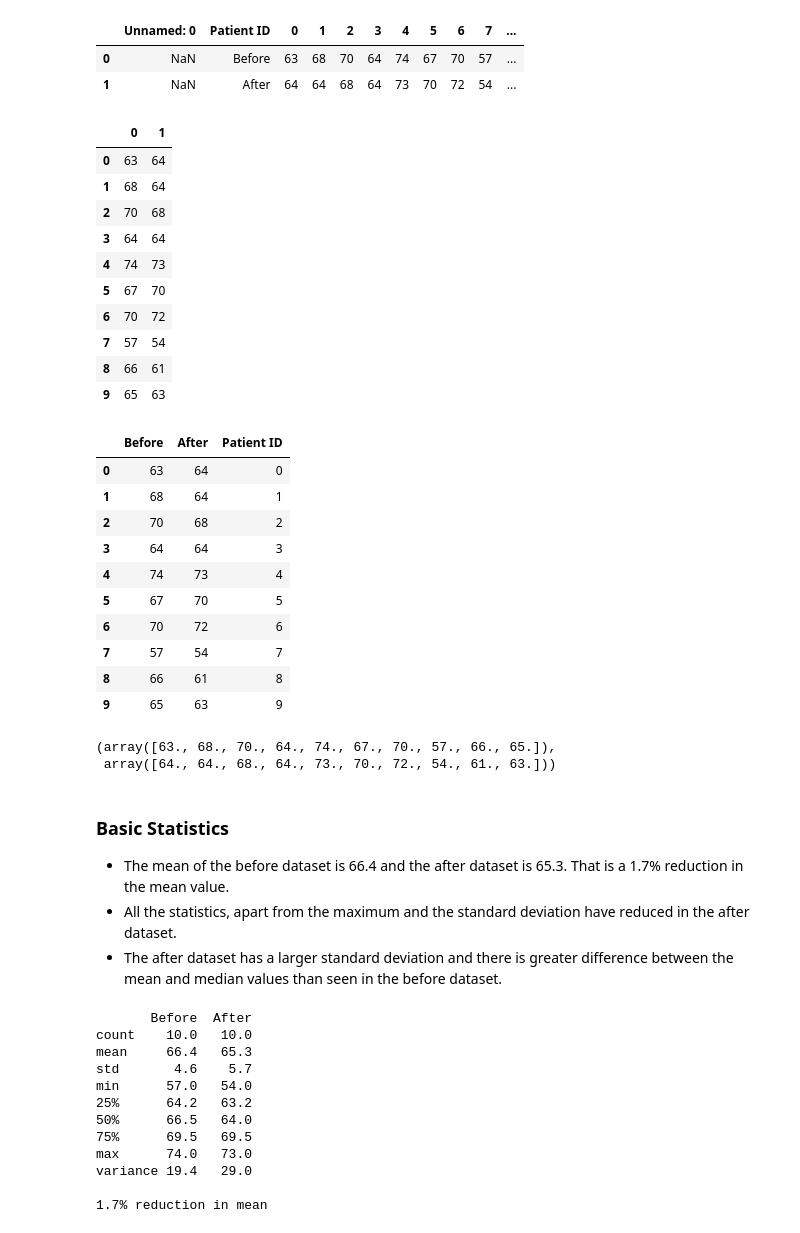
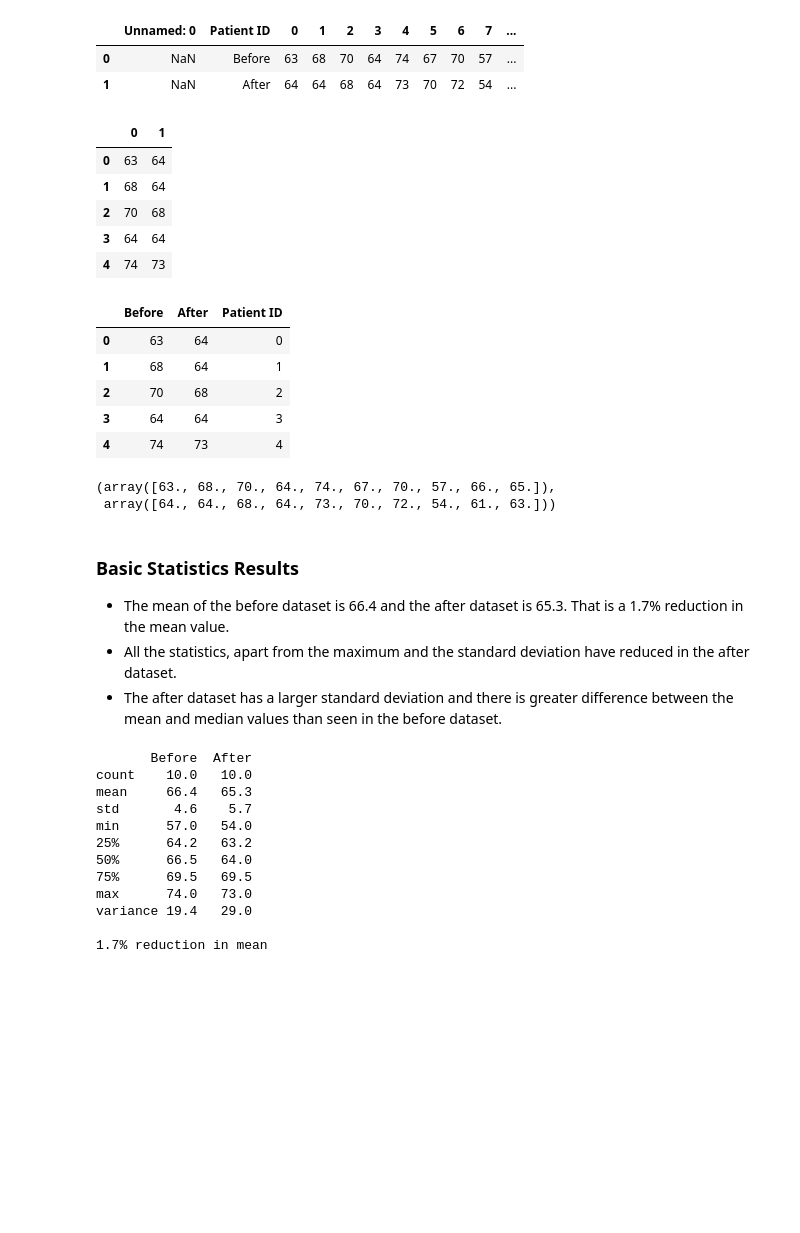
Before and after one commit to Eilis9/applied_statistics, a Jupyter notebook: tasks.ipynb, the cells around one changed output. Cells and saved outputs as stored; diff of their text form; code cells hidden in the pictures; blank space fills up the shorter version.

```diff
--- a/tasks.ipynb
+++ b/tasks.ipynb
@@ -360,7 +370,7 @@ patient_data
 # Drop the first 2 columns and last column and transpose
 patient_data = patient_data.drop(patient_data.columns[[0, 1,-1]], axis=1)
 patient_data = patient_data.transpose()
-patient_data
+patient_data.head()
 # %% [output]
 |  | 0 | 1 |
 | 0 | 63 | 64 |
@@ -368,28 +378,18 @@ patient_data
 | 2 | 70 | 68 |
 | 3 | 64 | 64 |
 | 4 | 74 | 73 |
-| 5 | 67 | 70 |
-| 6 | 70 | 72 |
-| 7 | 57 | 54 |
-| 8 | 66 | 61 |
-| 9 | 65 | 63 |
 # %%
 # Apply the column names and add the patient ID
 patient_data.columns = ['Before', 'After']
 patient_data['Patient ID'] = patient_data.index
-patient_data
+patient_data.head()
 # %% [output]
 |  | Before | After | Patient ID |
 | 0 | 63 | 64 | 0 |
 | 1 | 68 | 64 | 1 |
 | 2 | 70 | 68 | 2 |
 | 3 | 64 | 64 | 3 |
 | 4 | 74 | 73 | 4 |
-| 5 | 67 | 70 | 5 |
-| 6 | 70 | 72 | 6 |
-| 7 | 57 | 54 | 7 |
-| 8 | 66 | 61 | 8 |
-| 9 | 65 | 63 | 9 |
 # %%
 # Convert the data to numpy arrays and change to type float in preparation for statistical analysis
 before = np.array(patient_data['Before']).astype(float)
@@ -399,7 +399,7 @@ before, after
 (array([63., 68., 70., 64., 74., 67., 70., 57., 66., 65.]),
  array([64., 64., 68., 64., 73., 70., 72., 54., 61., 63.]))
 # %% [markdown]
-### Basic Statistics
+### Basic Statistics Results
 
 - The mean of the before dataset is 66.4 and the after dataset is 65.3. That is a 1.7% reduction in the mean value.
 - All the statistics, apart from the maximum and the standard deviation have reduced in the after dataset.
```
Also changed, not shown: parts of 22 cells of this notebook.
